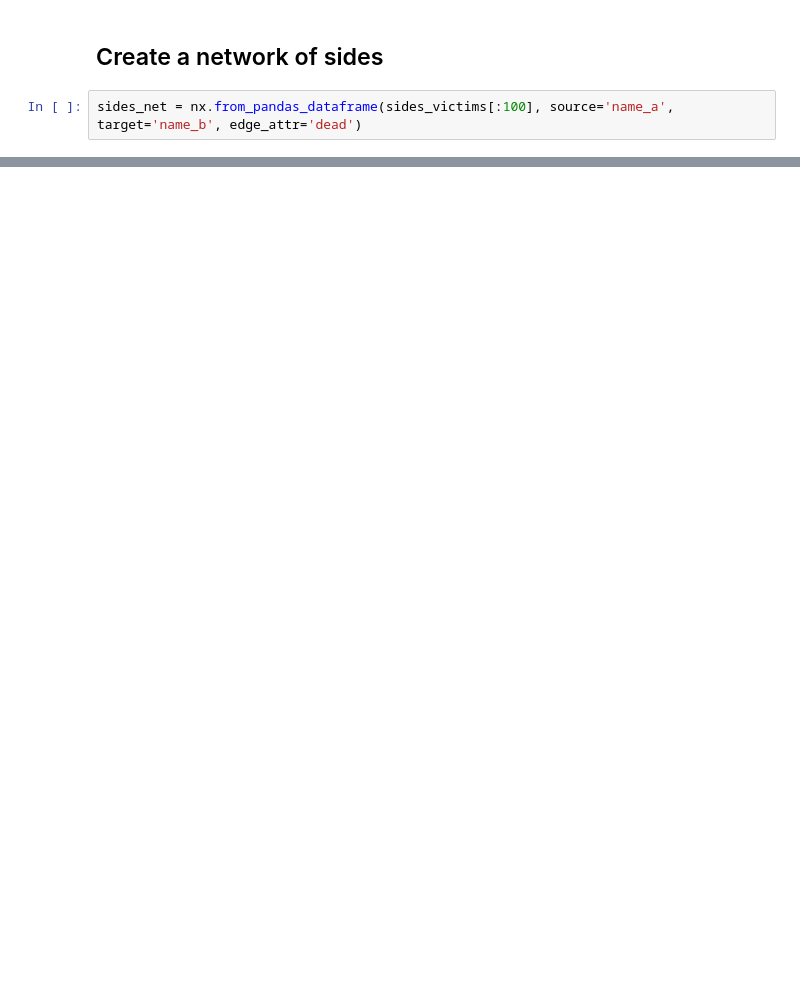
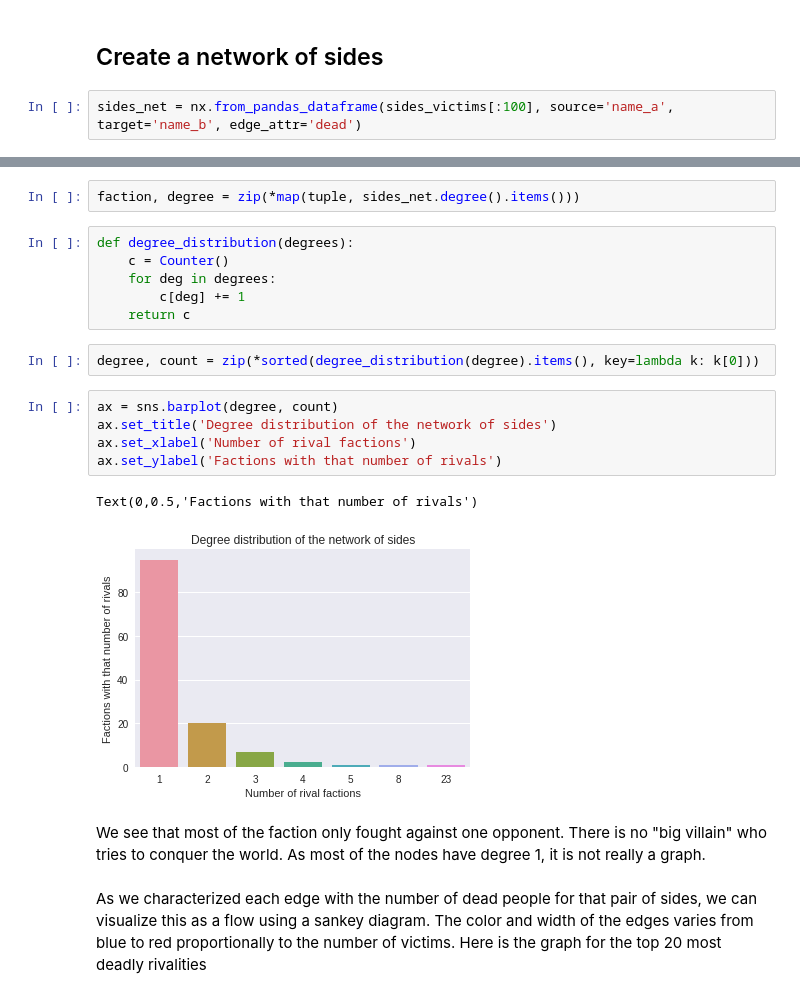
Before and after one commit to vincenzobaz/VBTALL-ADA2017, a Jupyter notebook: Project/Factions (sides) analysis.ipynb, the cells around one changed output, grey strips where cells are left out. Drawn from its saved outputs; the diff is of its cells as text; blank space fills up the shorter version.

```diff
--- a/Project/Factions (sides) analysis.ipynb
+++ b/Project/Factions (sides) analysis.ipynb
@@ -100,0 +149,24 @@ nx.draw_networkx(sides_net, ax=ax)
+# %%
+faction, degree = zip(*map(tuple, sides_net.degree().items()))
+# %%
+def degree_distribution(degrees):
+    c = Counter()
+    for deg in degrees:
+        c[deg] += 1
+    return c
+# %%
+degree, count = zip(*sorted(degree_distribution(degree).items(), key=lambda k: k[0]))
+# %%
+ax = sns.barplot(degree, count)
+ax.set_title('Degree distribution of the network of sides')
+ax.set_xlabel('Number of rival factions')
+ax.set_ylabel('Factions with that number of rivals')
+# %% [output]
+Text(0,0.5,'Factions with that number of rivals')
+[figure, added]
+# %% [markdown]
+We see that most of the faction only fought against one opponent. There is no "big villain" who tries to conquer the world.
+As most of the nodes have degree 1, it is not really a graph.
+# %% [markdown]
+As we characterized each edge with the number of dead people for that pair of sides, we can visualize this as a flow using a sankey diagram. The color and width of the edges varies from blue to red proportionally to the number of victims.
+Here is the graph for the top 20 most deadly rivalities
```
Also changed, not shown: parts of 12 cells of this notebook, 2 other files.
